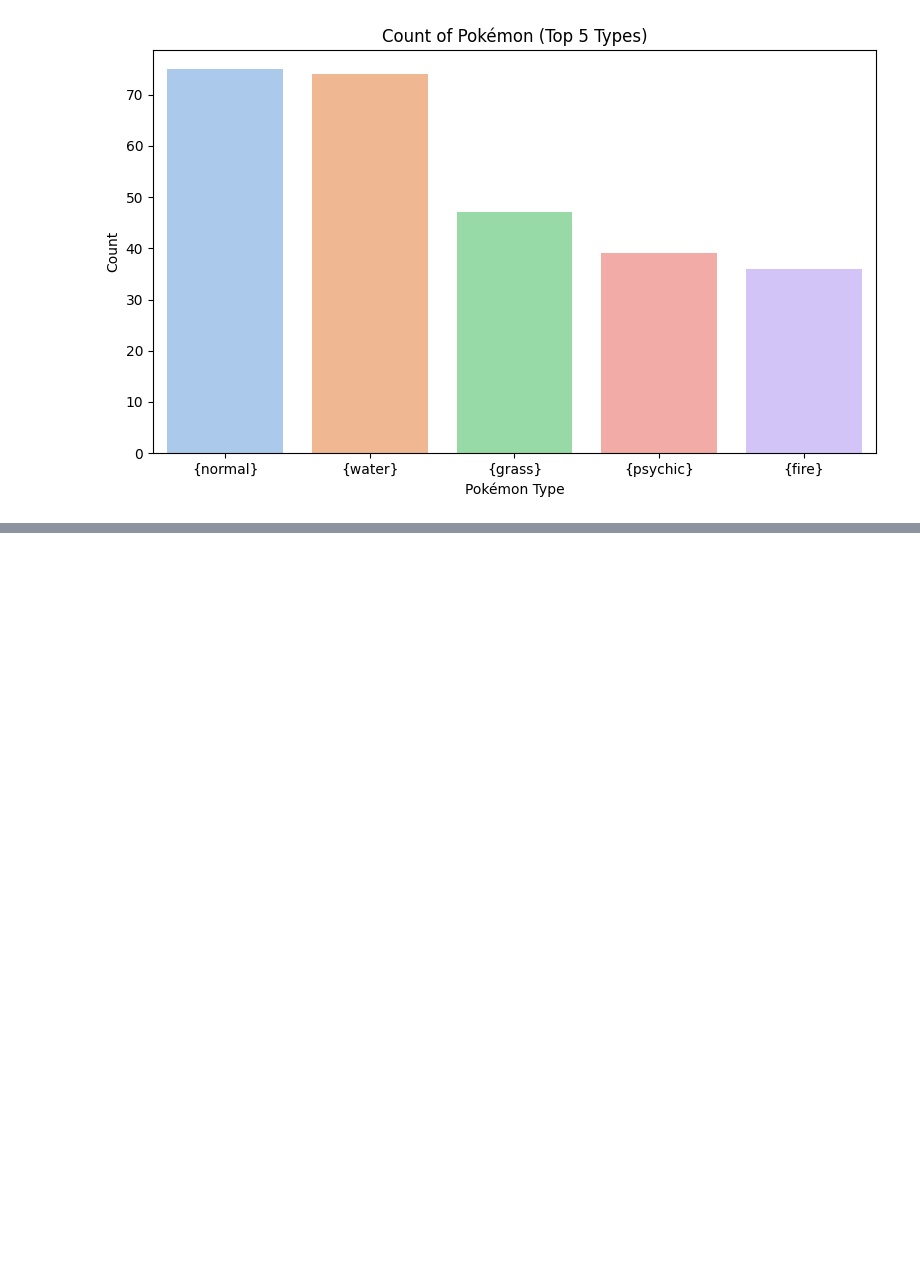
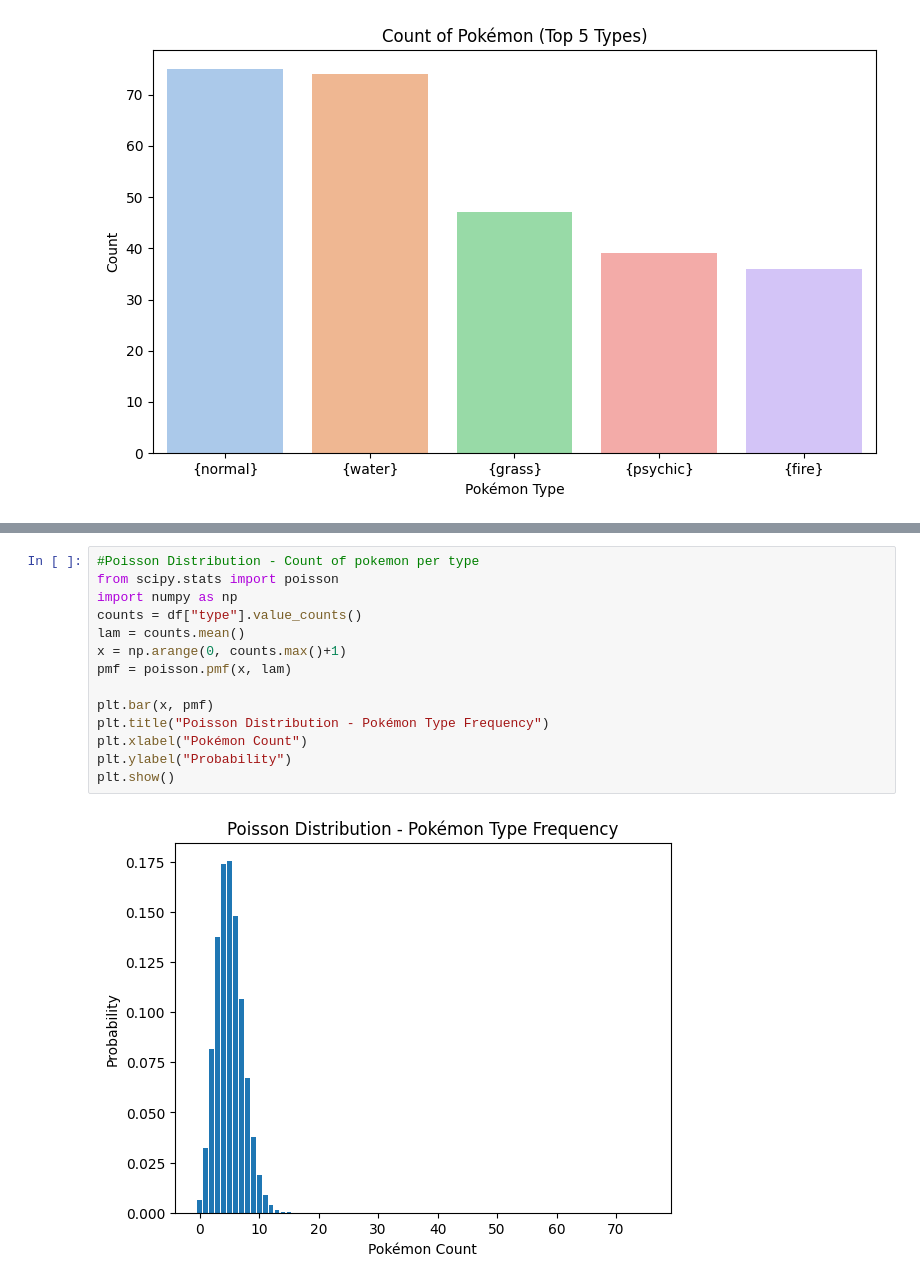
Before and after one commit to vedith12/DAV-assignment-207, a Jupyter notebook: dav_assignment_207.ipynb, the cells around one changed output, grey strips where cells are left out. Saved outputs shown, nothing was run; the diff lists cells and outputs as text; blank space fills up the shorter version.

```diff
--- a/dav_assignment_207.ipynb
+++ b/dav_assignment_207.ipynb
@@ -1045,0 +1065,16 @@ Passing `palette` without assigning `hue` is deprecated and will be removed in v
+# %%
+#Poisson Distribution - Count of pokemon per type
+from scipy.stats import poisson
+import numpy as np
+counts = df["type"].value_counts()
+lam = counts.mean()
+x = np.arange(0, counts.max()+1)
+pmf = poisson.pmf(x, lam)
+
+plt.bar(x, pmf)
+plt.title("Poisson Distribution - Pokémon Type Frequency")
+plt.xlabel("Pokémon Count")
+plt.ylabel("Probability")
+plt.show()
+# %% [output]
+[figure, added]
```
Also changed, not shown: parts of 8 cells of this notebook.
